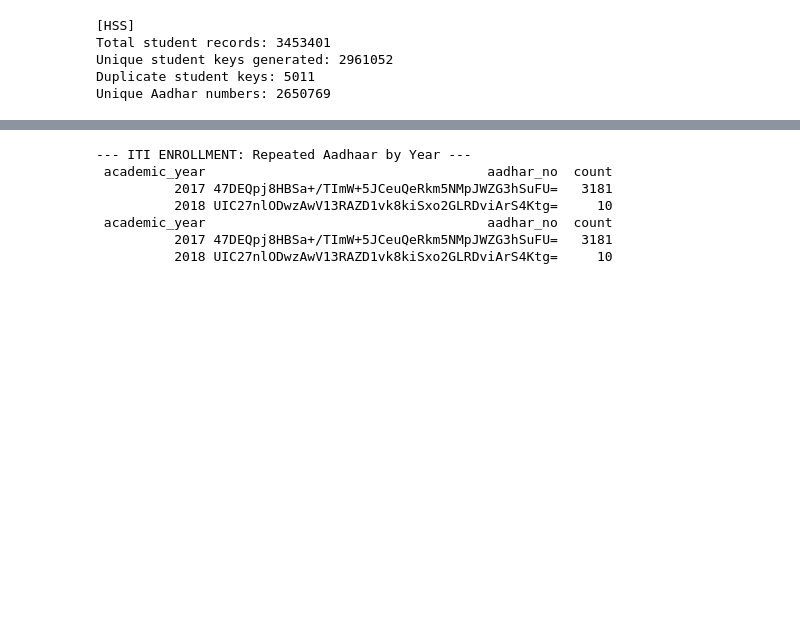
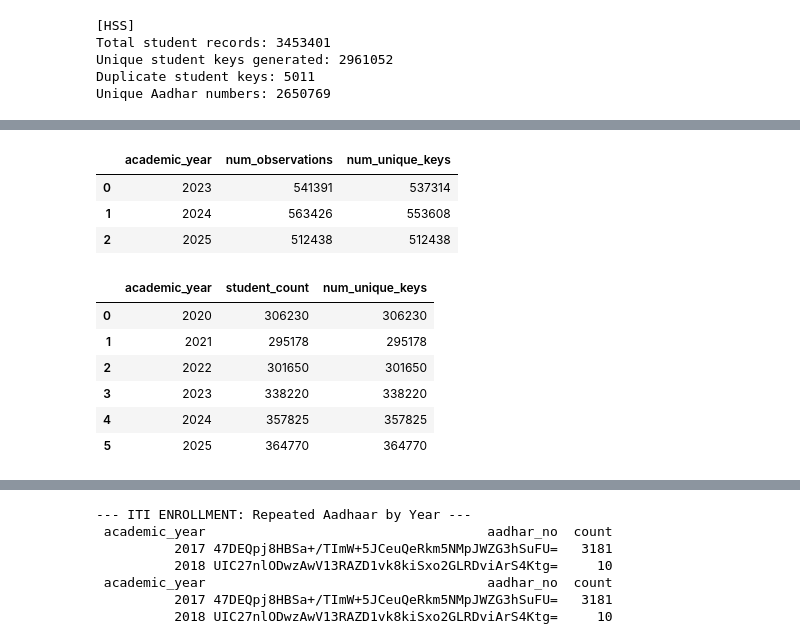
Before and after one commit to Data-Policy-and-Innovation-Centre/sams, a Jupyter notebook: notebooks/unique_key_validation.ipynb, the cells around one changed output, grey strips where cells are left out. Drawn from its saved outputs; the diff is of its cells as text; code cells hidden in the pictures; blank space fills up the shorter version.

```diff
--- a/notebooks/unique_key_validation.ipynb
+++ b/notebooks/unique_key_validation.ipynb
@@ -395,9 +381,9 @@ def generate_student_key_four_var(df: pd.DataFrame, module_name: str) -> pd.Data
     module = module_name.upper()
 
     # Select key components based on module
-    if module in ["CHSE", "DEG"]:
+    if module in ["CHSE"]:
         key_parts = ["roll_no_decrypted", "passing_year", "exam_board", "exam_type"]
-    elif module in ["BSE", "HSS"]:
+    elif module in ["BSE"]:
         key_parts = ["roll_no_decrypted", "dob", "passing_year", "exam_board"]
     else:
         raise ValueError(f"Invalid module '{module_name}'. Use 'CHSE', 'BSE', 'DEG', or 'HSS'.")
@@ -485,0 +474,5 @@ deg_df2 = merge_enrollment_applications(deg_key_df, deg_applications)
+# %%
+bse_df = process_roll_numbers_len_format(bse_df)
+chse_df = process_roll_numbers_len_format(chse_df)
+bse_key_df = generate_student_key_four_var(bse_df, "BSE")
+chse_key_df = generate_student_key_four_var(chse_df, "CHSE")
@@ -485,0 +492,35 @@ deg_df2 = merge_enrollment_applications(deg_key_df, deg_applications)
+# %%
+# count the total number of students acrooss all years for the both dtaset and check for unique student_key
+# table : Year | Num. observations | Num. unique key
+bse_summary = (
+    bse_key_df.groupby("academic_year")
+    .agg(
+        student_count=("student_name", "size"),
+        num_unique_keys=("student_key_4_var", "nunique")
+    )
+    .reset_index()
+)
+bse_summary
+# %% [output]
+|  | academic_year | num_observations | num_unique_keys |
+| 0 | 2023 | 541391 | 537314 |
+| 1 | 2024 | 563426 | 553608 |
+| 2 | 2025 | 512438 | 512438 |
+# %%
+chse_summary = (
+    chse_key_df.groupby("academic_year")
+    .agg(
+        student_count=("student_name", "size"),
+        num_unique_keys=("student_key_4_var", "nunique")
+    )
+    .reset_index()
+)
+chse_summary
+# %% [output]
+|  | academic_year | student_count | num_unique_keys |
+| 0 | 2020 | 306230 | 306230 |
+| 1 | 2021 | 295178 | 295178 |
+| 2 | 2022 | 301650 | 301650 |
+| 3 | 2023 | 338220 | 338220 |
+| 4 | 2024 | 357825 | 357825 |
+| 5 | 2025 | 364770 | 364770 |
```
Also changed, not shown: parts of 56 cells of this notebook.
